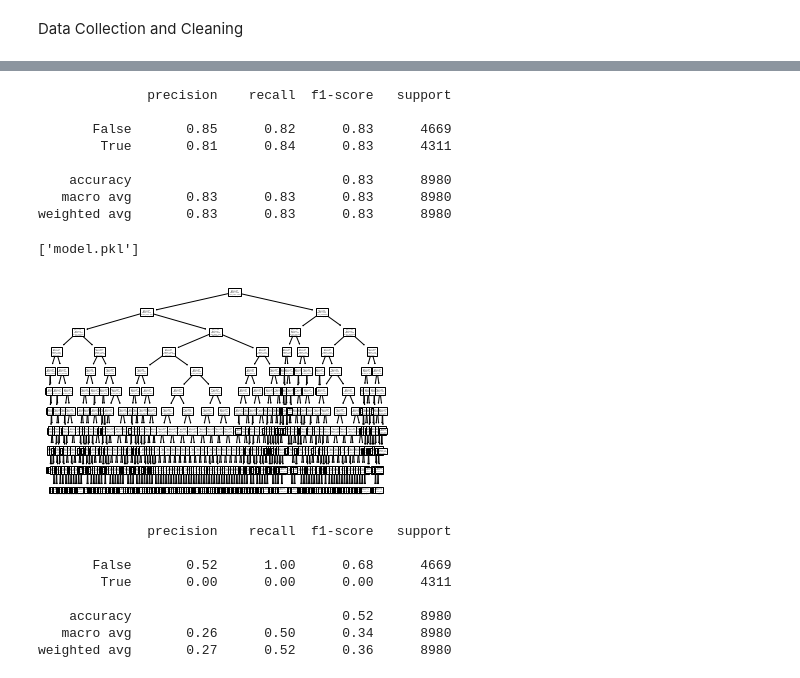
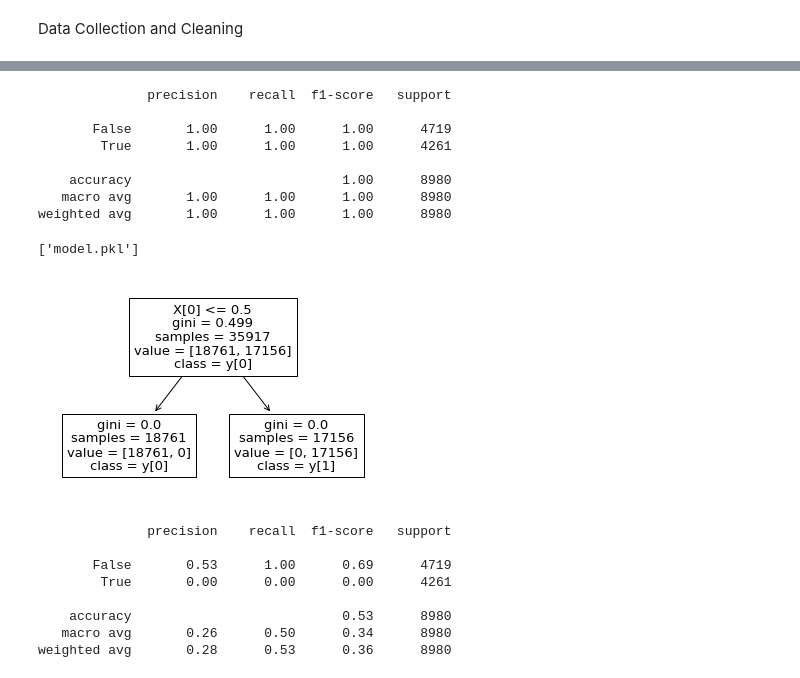
Before and after one commit to montygole/452NLPFinalProject-FakeOrRealNews, a Jupyter notebook: main.ipynb, the cells around one changed output, grey strips where cells are left out. Drawn from its saved outputs; the diff is of its cells as text; code cells hidden in the pictures.

```diff
--- a/main.ipynb
+++ b/main.ipynb
@@ -27,8 +29,8 @@ import joblib
 # %%
 #Import data as Dataframes, then parse into full dataset with new feature called "ground_truth"
 real, fake = pd.read_csv("Data/True.csv"), pd.read_csv("Data/Fake.csv")
-real['real'] = True
-fake['real'] = False
+real['isRealClassification'] = True
+fake['isRealClassification'] = False
 dataset = pd.concat([real, fake])
 # %%
 #Allow user to enter their own article
@@ -109,7 +85,7 @@ tf.stopwords_count(dataset, "text", "stopword_count")
 44898 rows × 11 columns
 # %%
-#Get words counts(in groups of 1 to 2)
-vectorizer = CountVectorizer(ngram_range=(1,2), max_features=1000, dtype=float)
+#Get words counts(in groups of 1 to 3)
+vectorizer = CountVectorizer(ngram_range=(1,3), max_features=1000, dtype=float)
 counts_sparse = vectorizer.fit_transform(dataset['text'])
 counts = pd.DataFrame(counts_sparse.toarray(), index=dataset.index, columns=vectorizer.get_feature_names_out())
 # %%
@@ -135,31 +97,33 @@ dataset
 dataset = pd.concat([dataset, counts], axis=1)
 # %%
 #Split data
+user_article = dataset.iloc[-1:]
+dataset.drop(dataset.tail(1).index,inplace=True)
 X = dataset[dataset.columns[dataset.columns!='real']]
-y = dataset["real"]
+y = dataset["isRealClassification"]
 X_train, X_test, y_train, y_test = train_test_split(X, y, test_size=0.2, random_state=29) # 70% training and 30% test
 # Create Decision Tree classifer object
 clf = DecisionTreeClassifier(max_depth=10)
 
 # Train Decision Tree Classifer
 clf = clf.fit(X_train,y_train)
 #Plot the training
 tree.plot_tree(clf, class_names=True)
 #Predict the response for test dataset
 y_pred = clf.predict(X_test)
 print(classification_report(y_test, y_pred))
 joblib.dump(clf, "model.pkl")
 # %% [output]
               precision    recall  f1-score   support
 
-       False       0.85      0.82      0.83      4669
-        True       0.81      0.84      0.83      4311
+       False       1.00      1.00      1.00      4719
+        True       1.00      1.00      1.00      4261
 
-    accuracy                           0.83      8980
-   macro avg       0.83      0.83      0.83      8980
-weighted avg       0.83      0.83      0.83      8980
+    accuracy                           1.00      8980
+   macro avg       1.00      1.00      1.00      8980
+weighted avg       1.00      1.00      1.00      8980
 ['model.pkl']
-[figure, old version]
+[figure, new version]
 # %%
 #Show performance of a DummyClassifier("most_frequent")
 from sklearn.dummy import DummyClassifier
@@ -170,9 +134,9 @@ print(classification_report(y_test, baseline.predict(X_test)))
 # %% [output]
               precision    recall  f1-score   support
 
-       False       0.52      1.00      0.68      4669
-        True       0.00      0.00      0.00      4311
+       False       0.53      1.00      0.69      4719
+        True       0.00      0.00      0.00      4261
 
-    accuracy                           0.52      8980
+    accuracy                           0.53      8980
    macro avg       0.26      0.50      0.34      8980
-weighted avg       0.27      0.52      0.36      8980
+weighted avg       0.28      0.53      0.36      8980
```
Also changed, not shown: parts of 7 cells of this notebook, 1 other file.
